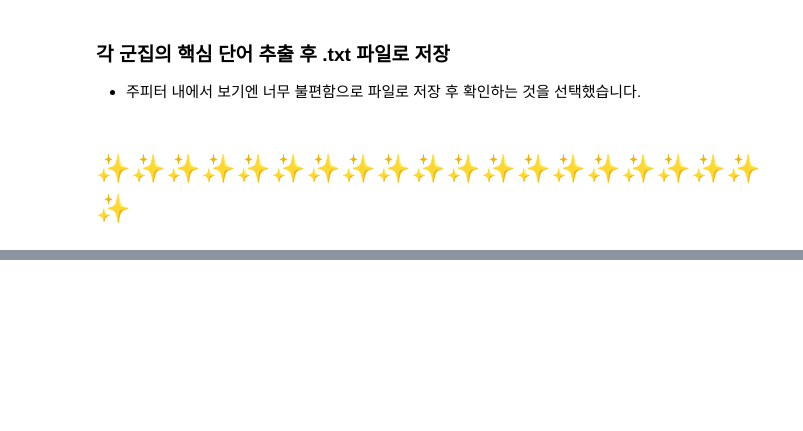
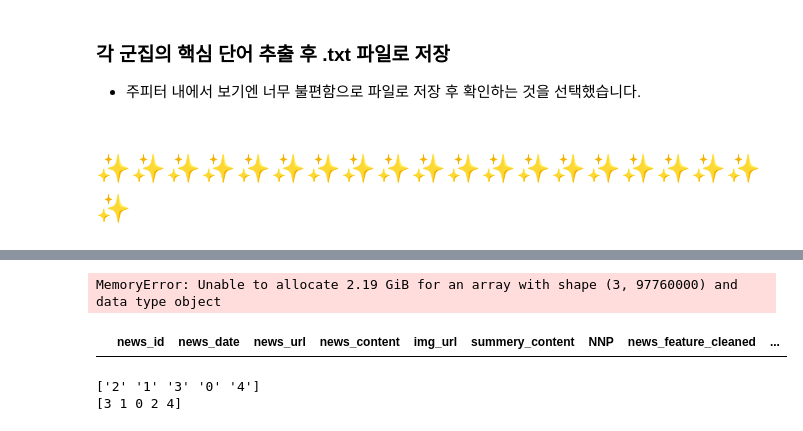
Before and after one commit to Hwannni/Final-Project-Model, a Jupyter notebook: 0302-사용자기반모델-초안-데이터셋만들기.ipynb, the cells around one changed output, grey strips where cells are left out. Saved outputs shown, nothing was run; the diff lists cells and outputs as text; code cells hidden in the pictures; blank space fills up the shorter version.

```diff
--- a/0302-사용자기반모델-초안-데이터셋만들기.ipynb
+++ b/0302-사용자기반모델-초안-데이터셋만들기.ipynb
@@ -467,0 +470,23 @@ Name: news_url, dtype: object
+# %%
+# 'PCA1', 'PCA2', 'news_keyword', 'news_feature' 열을 삭제하여 새로운 DataFrame을 생성
+updated_df = df.drop(columns=['PCA1', 'PCA2', 'news_keyword', 'news_feature'])
+# %%
+# null 값을 가진 행을 삭제한 새로운 DataFrame 생성
+updated_df = updated_df.dropna()
+# %%
+updated_df['군집'] = updated_df['군집'].astype(str)
+updated_final_df['index_group_name'] = updated_final_df['index_group_name'].astype(str)
+# %%
+merged_df = pd.merge(updated_df, updated_final_df, left_on='군집', right_on='index_group_name', how='inner')
+# %% [output]
+MemoryError: Unable to allocate 2.19 GiB for an array with shape (3, 97760000) and data type object
+# %%
+merged_df
+# %% [output]
+|  | news_id | news_date | news_url | news_content | img_url | summery_content | NNP | news_feature_cleaned | ... |
+# %%
+print(updated_df['군집'].unique())
+print(updated_final_df['index_group_name'].unique())
+# %% [output]
+['2' '1' '3' '0' '4']
+[3 1 0 2 4]
```
Also changed, not shown: parts of 28 cells of this notebook, 2 other files.
